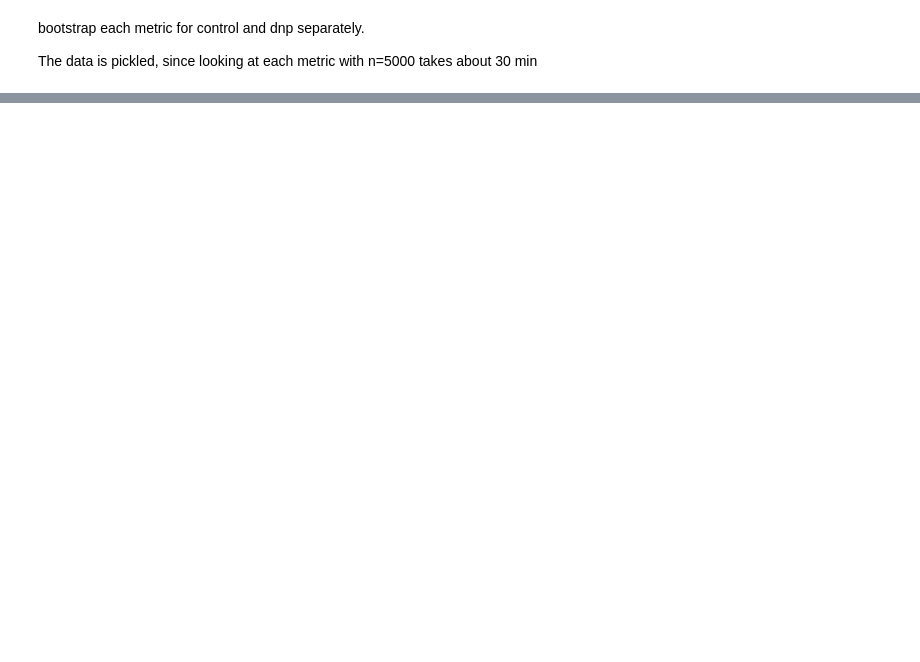
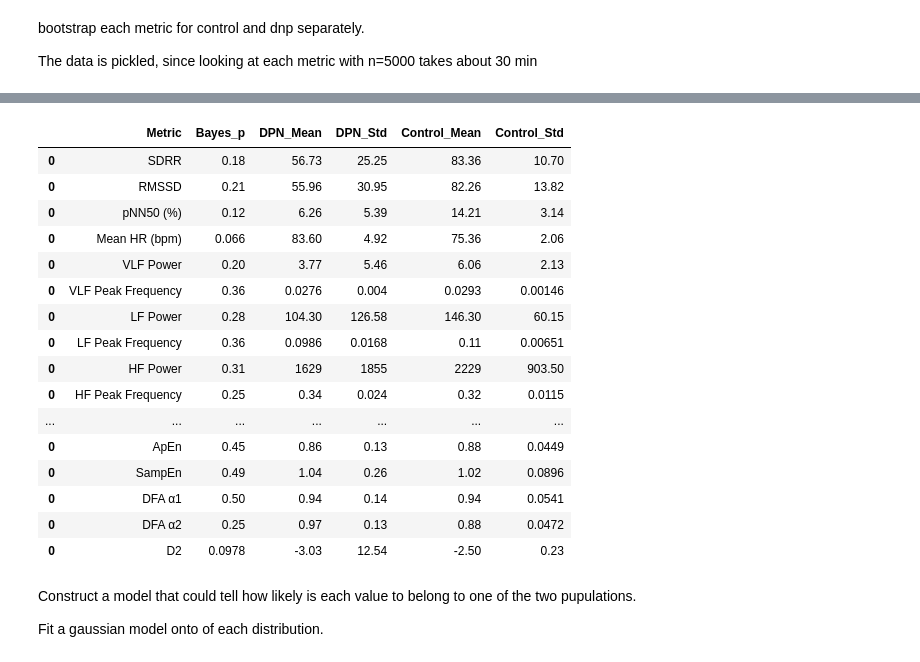
Before and after one commit to ad-aspera/HRV-EDA, a Jupyter notebook: Bayesian_approach.ipynb, the cells around one changed output, grey strips where cells are left out. Cells and saved outputs as stored; diff of their text form; code cells hidden in the pictures; blank space fills up the shorter version.

```diff
--- a/Bayesian_approach.ipynb
+++ b/Bayesian_approach.ipynb
@@ -170,0 +220,30 @@ for metric in indicator_columns:
+# %%
+bayes_table = pd.DataFrame()
+for metric in indicator_columns:
+    dpn, control = sampler.memory[metric]['DPN'], sampler.memory[metric]['Control']
+    res = calculate_metric(control, dpn, metric)
+    bayes_table = pd.concat ([bayes_table, res])
+
+display(bayes_table)
+# %% [output]
+|  | Metric | Bayes_p | DPN_Mean | DPN_Std | Control_Mean | Control_Std |
+| 0 | SDRR | 0.18 | 56.73 | 25.25 | 83.36 | 10.70 |
+| 0 | RMSSD | 0.21 | 55.96 | 30.95 | 82.26 | 13.82 |
+| 0 | pNN50 (%) | 0.12 | 6.26 | 5.39 | 14.21 | 3.14 |
+| 0 | Mean HR (bpm) | 0.066 | 83.60 | 4.92 | 75.36 | 2.06 |
+| 0 | VLF Power | 0.20 | 3.77 | 5.46 | 6.06 | 2.13 |
+| 0 | VLF Peak Frequency | 0.36 | 0.0276 | 0.004 | 0.0293 | 0.00146 |
+| 0 | LF Power | 0.28 | 104.30 | 126.58 | 146.30 | 60.15 |
+| 0 | LF Peak Frequency | 0.36 | 0.0986 | 0.0168 | 0.11 | 0.00651 |
+| 0 | HF Power | 0.31 | 1629 | 1855 | 2229 | 903.50 |
+| 0 | HF Peak Frequency | 0.25 | 0.34 | 0.024 | 0.32 | 0.0115 |
+| ... | ... | ... | ... | ... | ... | ... |
+| 0 | ApEn | 0.45 | 0.86 | 0.13 | 0.88 | 0.0449 |
+| 0 | SampEn | 0.49 | 1.04 | 0.26 | 1.02 | 0.0896 |
+| 0 | DFA α1 | 0.50 | 0.94 | 0.14 | 0.94 | 0.0541 |
+| 0 | DFA α2 | 0.25 | 0.97 | 0.13 | 0.88 | 0.0472 |
+| 0 | D2 | 0.0978 | -3.03 | 12.54 | -2.50 | 0.23 |
+# %% [markdown]
+Construct a model that could tell how likely is each value to belong to one of the two pupulations.
+
+Fit a gaussian model onto of each distribution.
```
Also changed, not shown: parts of 27 cells of this notebook, 37 other files.
